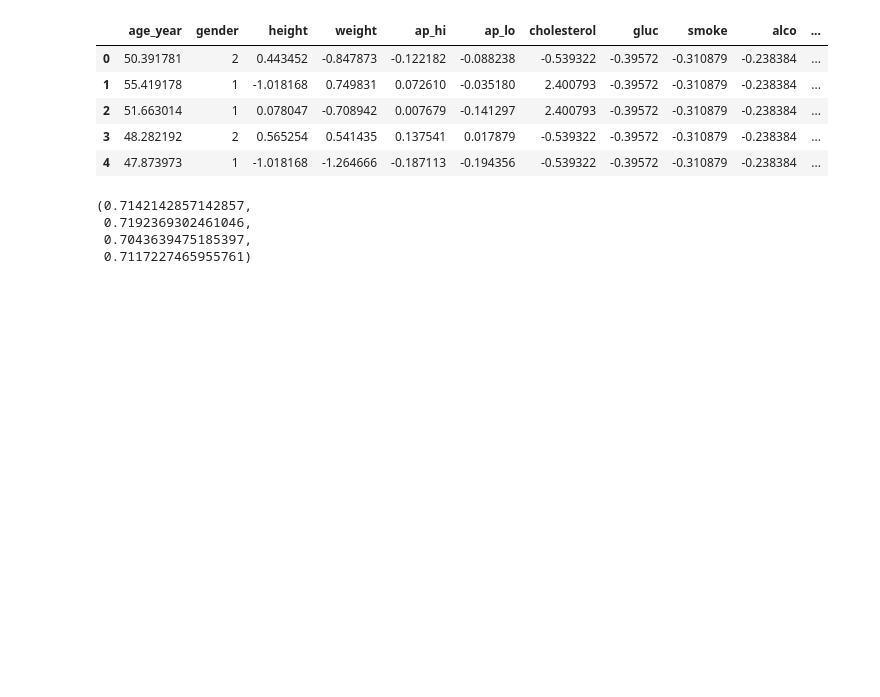
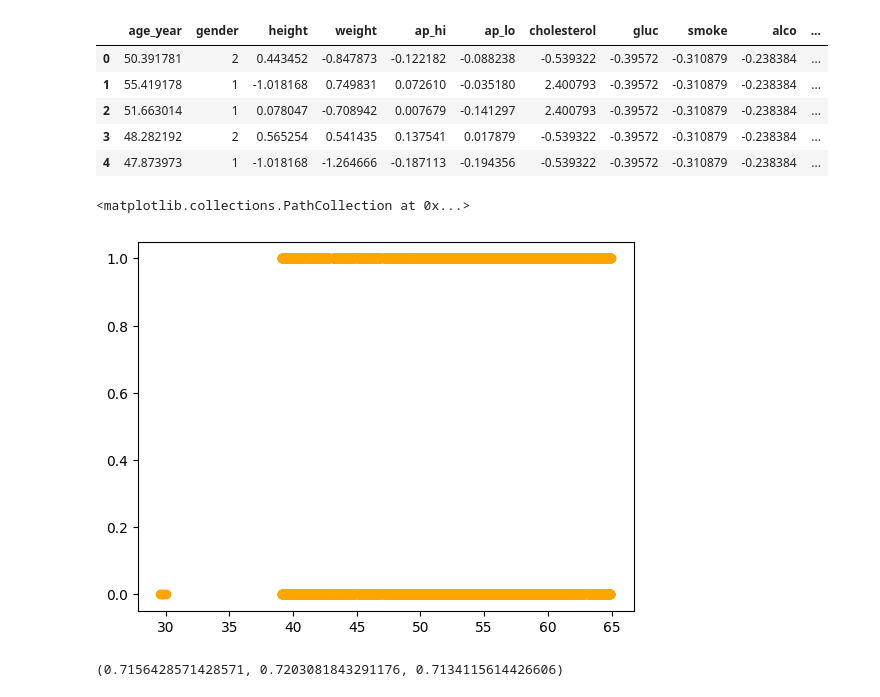
Before and after one commit to NicholasJDev/DiseasePredictionModel, a Jupyter notebook: DiseasePredictionModel.ipynb, the cells around one changed output. Saved outputs shown, nothing was run; the diff lists cells and outputs as text; code cells hidden in the pictures; blank space fills up the shorter version.

```diff
--- a/DiseasePredictionModel.ipynb
+++ b/DiseasePredictionModel.ipynb
@@ -181,6 +182,11 @@ hl_data.head()
 | 2 | 51.663014 | 1 | 0.078047 | -0.708942 | 0.007679 | -0.141297 | 2.400793 | -0.39572 | -0.310879 | -0.238384 | ... |
 | 3 | 48.282192 | 2 | 0.565254 | 0.541435 | 0.137541 | 0.017879 | -0.539322 | -0.39572 | -0.310879 | -0.238384 | ... |
 | 4 | 47.873973 | 1 | -1.018168 | -1.264666 | -0.187113 | -0.194356 | -0.539322 | -0.39572 | -0.310879 | -0.238384 | ... |
+# %%
+plt.scatter('age_year', 'cardio', data=hl_data, marker='o', color='orange')
+# %% [output]
+<matplotlib.collections.PathCollection at 0x...>
+[figure, added]
 # %%
 X = hl_data.drop("cardio", axis=1)
 y = hl_data["cardio"]
@@ -193,16 +199,15 @@ def run_model(rmodel, X_train, y_train, X_test, y_test):
 
   accuracy = accuracy_score(y_test, y_predict)
   precision = precision_score(y_test, y_predict)
-  recall = recall_score(y_test, y_predict)
   f1 = f1_score(y_test, y_predict)
 
-  return accuracy, precision, recall, f1
+  predicted = X_test.copy()
+  predicted['predicted'] = y_predict
 
-accuracy, precision, recall, f1 = run_model(RandomForestClassifier(n_estimators = 100, random_state=42), X_train, y_train, X_test, y_test)
+  return accuracy, precision, f1, predicted
 
-accuracy, precision, recall, f1
+rf_accuracy, rf_precision, rf_f1, predicted = run_model(RandomForestClassifier(n_estimators = 500, random_state=200), X_train, y_train, X_test, y_test)
+
+rf_accuracy, rf_precision, rf_f1
 # %% [output]
-(0.7142142857142857,
- 0.7192369302461046,
- 0.7043639475185397,
- 0.7117227465955761)
+(0.7156428571428571, 0.7203081843291176, 0.7134115614426606)
```
Also changed, not shown: parts of 2 cells of this notebook.
